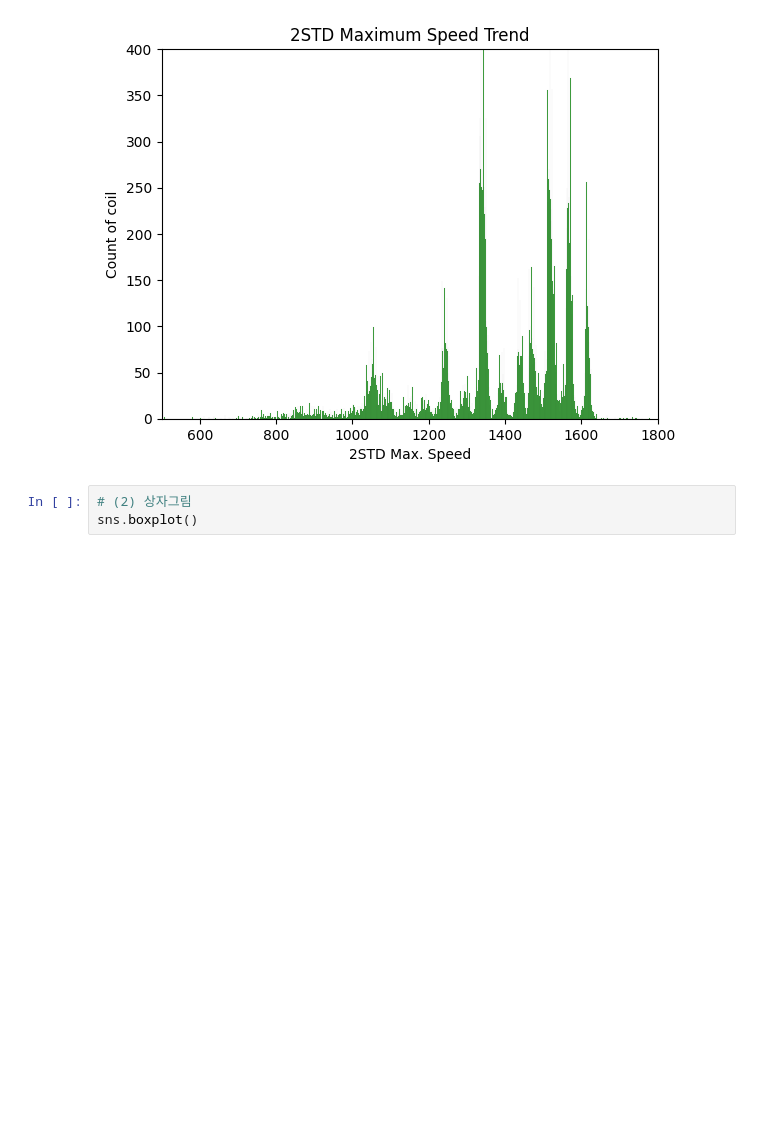
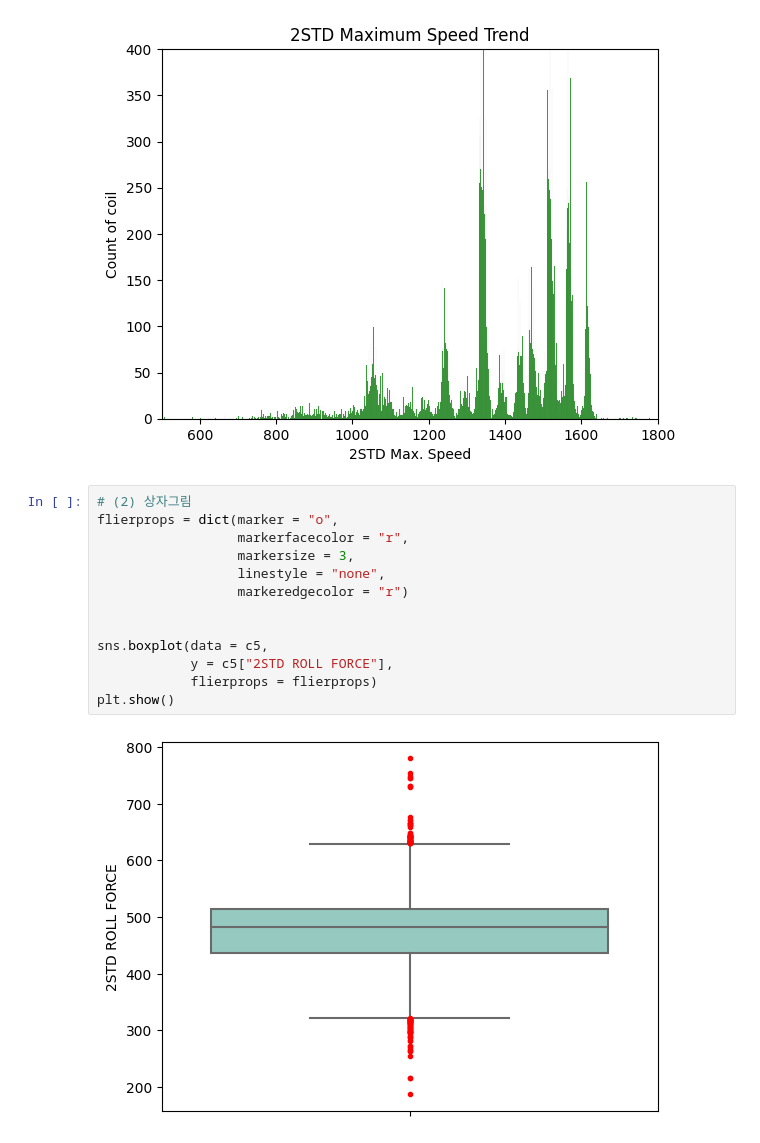
Before and after one commit to joahyot/202308_python_training_YJ, a Jupyter notebook: review02.ipynb, the cells around one changed output. Drawn from its saved outputs; the diff is of its cells as text; blank space fills up the shorter version.

```diff
--- a/review02.ipynb
+++ b/review02.ipynb
@@ -444,6 +449,18 @@ plt.savefig("CM3 2STD Maximum speed trend")
 plt.show()
 # %% [output]
 [figure]
-# %%
-# (2) 상자그림
-sns.boxplot()
+# %%
+# (2) 상자그림
+flierprops = dict(marker = "o",
+                  markerfacecolor = "r",
+                  markersize = 3,
+                  linestyle = "none",
+                  markeredgecolor = "r")
+
+
+sns.boxplot(data = c5,
+            y = c5["2STD ROLL FORCE"],
+            flierprops = flierprops)
+plt.show()
+# %% [output]
+[figure, added]
```
Also changed, not shown: parts of 2 cells of this notebook, 2 other files.
